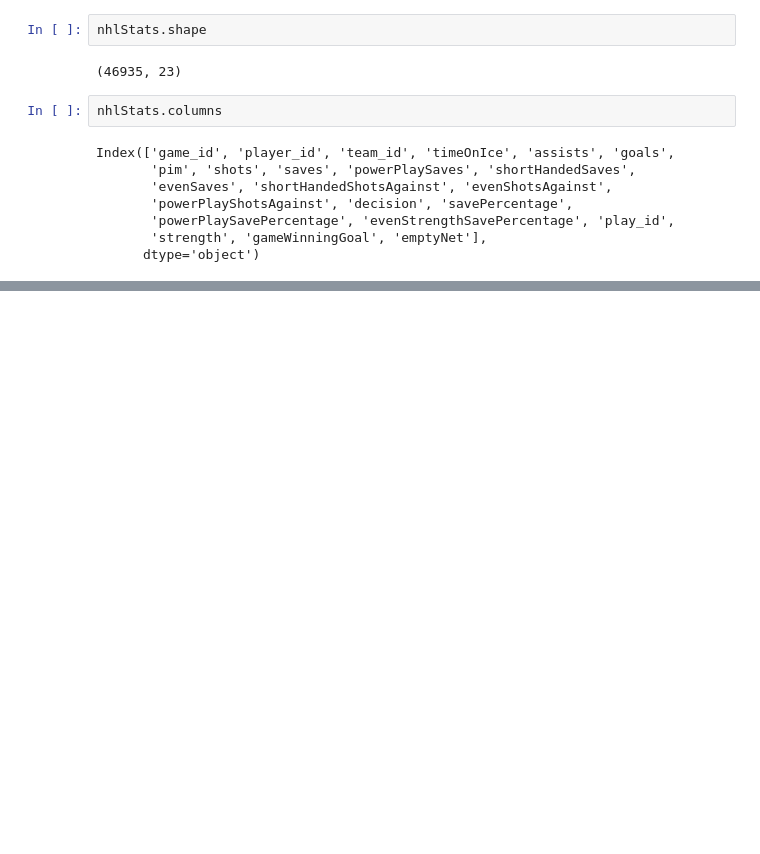
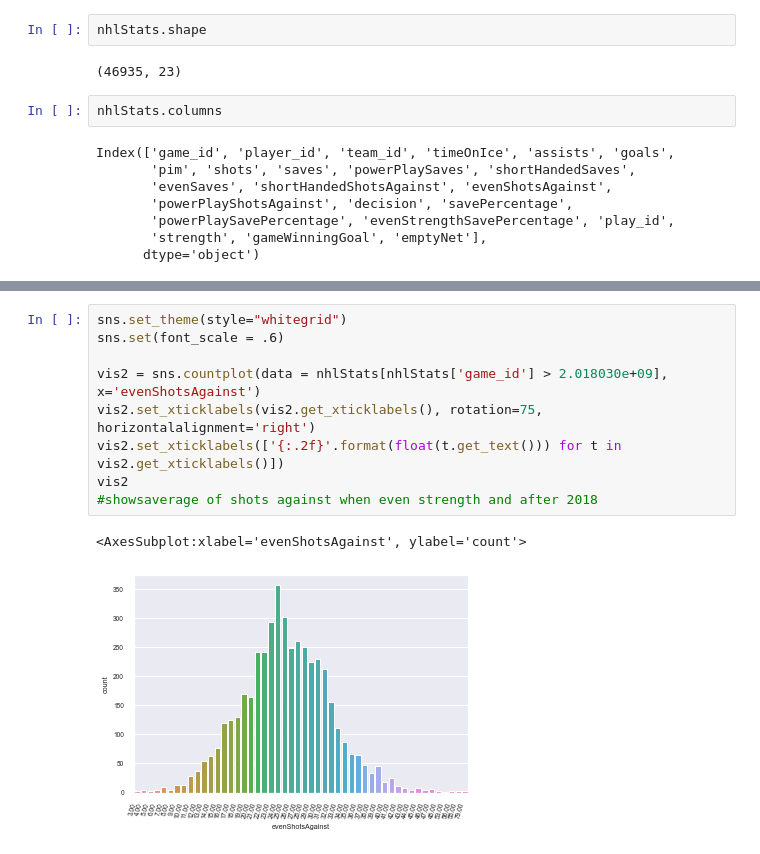
Before and after one commit to data301-2021-winter1/project-group56-project, a Jupyter notebook: notebooks/William notebook.ipynb, the cells around one changed output, grey strips where cells are left out. Drawn from its saved outputs; the diff is of its cells as text; blank space fills up the shorter version.

```diff
--- a/notebooks/William notebook.ipynb
+++ b/notebooks/William notebook.ipynb
@@ -108,0 +148,12 @@ dtype: int64
+# %%
+sns.set_theme(style="whitegrid")
+sns.set(font_scale = .6)
+
+vis2 = sns.countplot(data = nhlStats[nhlStats['game_id'] > 2.018030e+09], x='evenShotsAgainst')
+vis2.set_xticklabels(vis2.get_xticklabels(), rotation=75, horizontalalignment='right')
+vis2.set_xticklabels(['{:.2f}'.format(float(t.get_text())) for t in vis2.get_xticklabels()])
+vis2
+#showsaverage of shots against when even strength and after 2018
+# %% [output]
+<AxesSubplot:xlabel='evenShotsAgainst', ylabel='count'>
+[figure, added]
```
Also changed, not shown: parts of 10 cells of this notebook, 1 other file.
